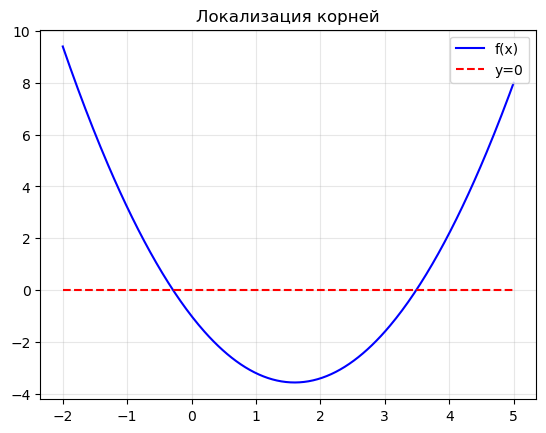
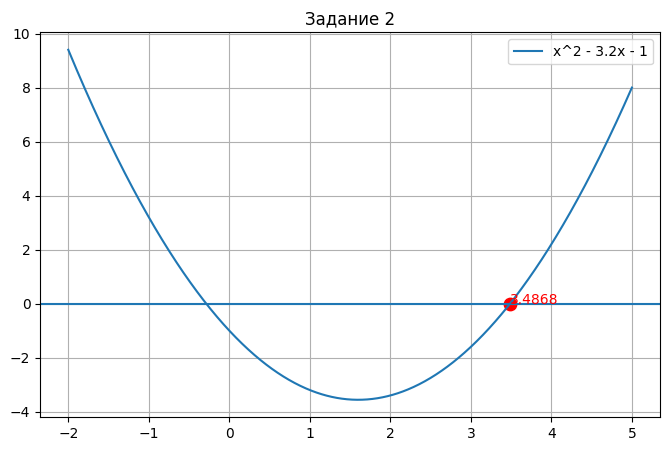
The notebook cell's code change between the first figure and the second:
--- before
+++ after
@@ -2,33 +2,33 @@
 import matplotlib.pyplot as plt
 
-# Исходная функция
-def func(x):
+def f(x):
     return x**2 - 3.2*x - 1
 
-# Приводим к виду x = φ(x) для метода итераций
-def phi(x):
-    return (x**2 - 1) / 3.2
+x = np.linspace(-2, 5, 1000)
+y = f(x)
 
-# Графическое отделение корней
-x = np.linspace(-2, 5, 300)
-plt.plot(x, func(x), 'b-', label='f(x)')
-plt.plot(x, x*0, 'r--', label='y=0')
-plt.grid(alpha=0.3)
-plt.title('Локализация корней')
+# Метод Ньютона (касательных)
+x0 = 3
+eps = 1e-4
+
+while True:
+    df = 2*x0 - 3.2  # производная функции f'(x) = 2x - 3.2
+    x1 = x0 - f(x0)/df
+    if abs(x1 - x0) < eps:
+        root = x1
+        break
+    x0 = x1
+
+plt.figure(figsize=(8,5))
+plt.plot(x, y, label='x^2 - 3.2x - 1')
+plt.axhline(0)
+
+plt.scatter(root, 0, color='red', s=80)
+plt.text(root, 0, f'{root:.4f}', color='red')
+
+plt.grid()
 plt.legend()
+plt.title("Задание 2")
 plt.show()
 
-# Метод простой итерации
-x0 = 3.3  # начальное приближение
-eps = 10 ** -4
-diff = 1
-iter_count = 0
-
-while diff > eps:
-    x1 = phi(x0)
-    diff = abs(x1 - x0)
-    x0 = x1
-    iter_count += 1
-
-print(f'Корень: {x1:.4f}')
-print(f'Итераций: {iter_count}')
+print(f"Корень: x ≈ {root:.4f}")

Commit: Add files via upload